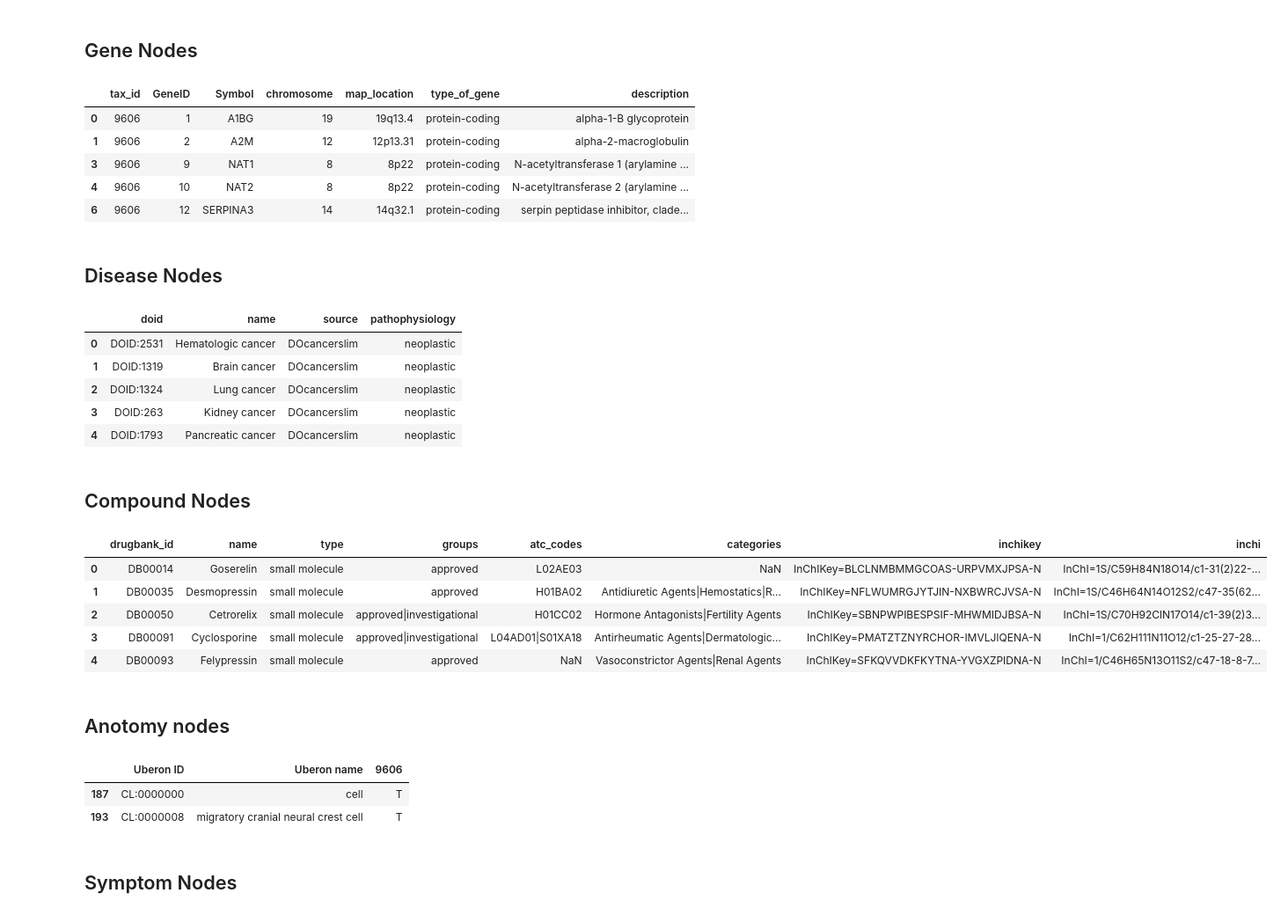
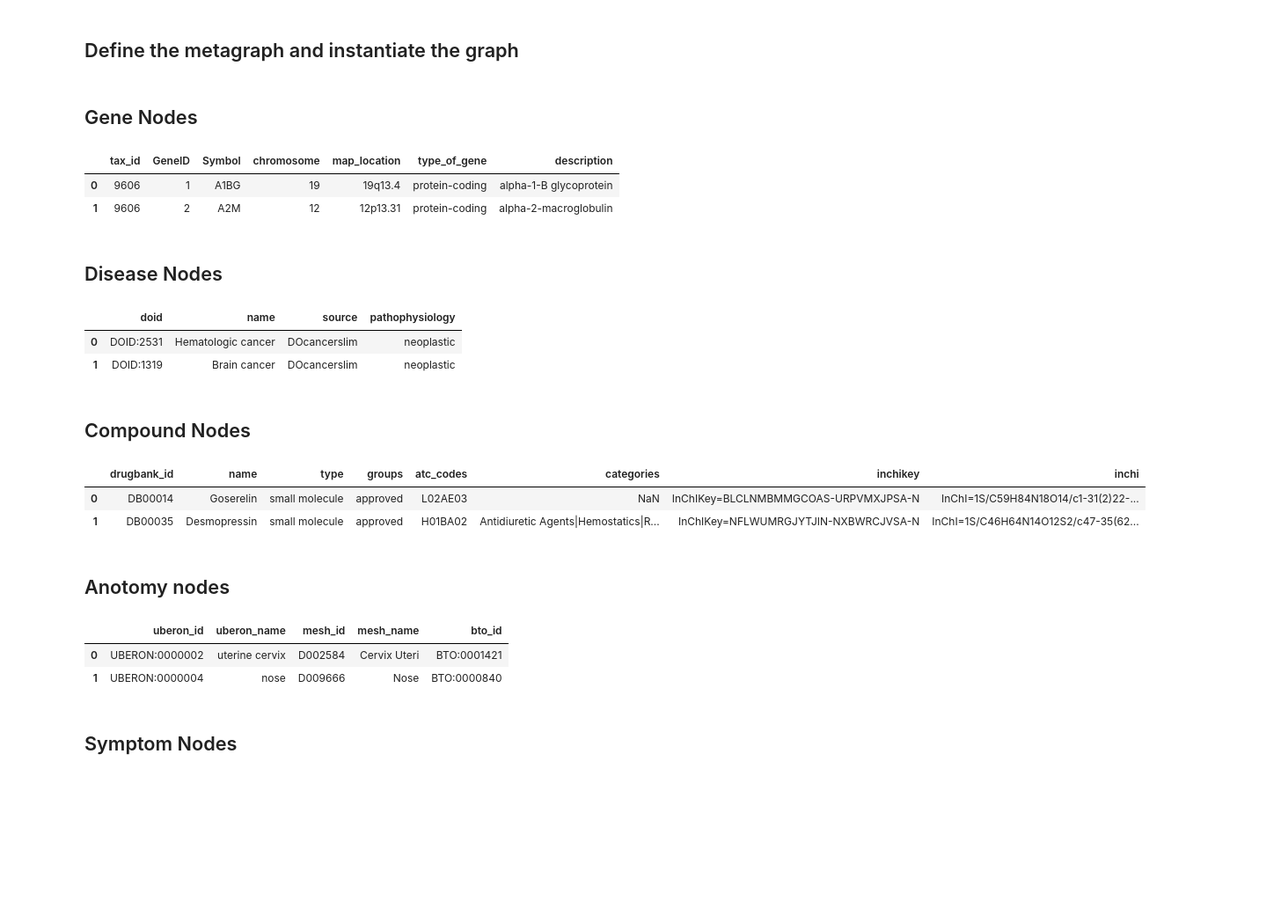
Before and after one commit to dhimmel/integrate, a Jupyter notebook: integrate.ipynb, the cells around one changed output. Shown at 88% size. Saved outputs shown, nothing was run; the diff lists cells and outputs as text; code cells hidden in the pictures; blank space fills up the shorter version.

```diff
--- a/integrate.ipynb
+++ b/integrate.ipynb
@@ -17,6 +17,8 @@ def open_gz_url(url):
     response = requests.get(url)
     bytes_io = io.BytesIO(response.content)
     return gzip.open(bytes_io, 'rt')
+# %% [markdown]
+## Define the metagraph and instantiate the graph
 # %%
 metaedge_tuples = [
     ('compound', 'disease', 'indication', 'both'),
@@ -45,14 +54,12 @@ commit = '6e133f9ef8ce51a4c5387e58a6cc97564a66cec8'
 url = rawgit('dhimmel', 'entrez-gene', commit, 'data/genes-human.tsv')
 gene_df = pandas.read_table(url)
 gene_df = gene_df[gene_df.type_of_gene == 'protein-coding']
-gene_df.head()
+coding_genes = set(gene_df.GeneID)
+gene_df.head(2)
 # %% [output]
 |  | tax_id | GeneID | Symbol | chromosome | map_location | type_of_gene | description |
 | 0 | 9606 | 1 | A1BG | 19 | 19q13.4 | protein-coding | alpha-1-B glycoprotein |
 | 1 | 9606 | 2 | A2M | 12 | 12p13.31 | protein-coding | alpha-2-macroglobulin |
-| 3 | 9606 | 9 | NAT1 | 8 | 8p22 | protein-coding | N-acetyltransferase 1 (arylamine ... |
-| 4 | 9606 | 10 | NAT2 | 8 | 8p22 | protein-coding | N-acetyltransferase 2 (arylamine ... |
-| 6 | 9606 | 12 | SERPINA3 | 14 | 14q32.1 | protein-coding | serpin peptidase inhibitor, clade... |
 # %%
 for i, row in gene_df.iterrows():
     if row.type_of_gene != 'protein-coding':
@@ -64,14 +71,11 @@ for i, row in gene_df.iterrows():
 commit = '72614ade9f1cc5a5317b8f6836e1e464b31d5587'
 url = rawgit('dhimmel', 'disease-ontology', commit, 'data/slim-terms.tsv')
 disease_df = pandas.read_table(url)
-disease_df.head()
+disease_df.head(2)
 # %% [output]
 |  | doid | name | source | pathophysiology |
 | 0 | DOID:2531 | Hematologic cancer | DOcancerslim | neoplastic |
 | 1 | DOID:1319 | Brain cancer | DOcancerslim | neoplastic |
-| 2 | DOID:1324 | Lung cancer | DOcancerslim | neoplastic |
-| 3 | DOID:263 | Kidney cancer | DOcancerslim | neoplastic |
-| 4 | DOID:1793 | Pancreatic cancer | DOcancerslim | neoplastic |
 # %%
 for i, row in disease_df.iterrows():
     graph.add_node(kind = 'disease', identifier = row.doid, name = row['name'])
@@ -80,15 +84,12 @@ for i, row in disease_df.iterrows():
 # %%
 commit = '3e87872db5fca5ac427ce27464ab945c0ceb4ec6'
 url = rawgit('dhimmel', 'drugbank', commit, 'data/drugbank-slim.tsv')
 compound_df = pandas.read_table(url)
-compound_df.head()
+compound_df.head(2)
 # %% [output]
 |  | drugbank_id | name | type | groups | atc_codes | categories | inchikey | inchi |
 | 0 | DB00014 | Goserelin | small molecule | approved | L02AE03 | NaN | InChIKey=BLCLNMBMMGCOAS-URPVMXJPSA-N | InChI=1S/C59H84N18O14/c1-31(2)22-... |
 | 1 | DB00035 | Desmopressin | small molecule | approved | H01BA02 | Antidiuretic Agents|Hemostatics|R... | InChIKey=NFLWUMRGJYTJIN-NXBWRCJVSA-N | InChI=1S/C46H64N14O12S2/c47-35(62... |
-| 2 | DB00050 | Cetrorelix | small molecule | approved|investigational | H01CC02 | Hormone Antagonists|Fertility Agents | InChIKey=SBNPWPIBESPSIF-MHWMIDJBSA-N | InChI=1S/C70H92ClN17O14/c1-39(2)3... |
-| 3 | DB00091 | Cyclosporine | small molecule | approved|investigational | L04AD01|S01XA18 | Antirheumatic Agents|Dermatologic... | InChIKey=PMATZTZNYRCHOR-IMVLJIQENA-N | InChI=1/C62H111N11O12/c1-25-27-28... |
-| 4 | DB00093 | Felypressin | small molecule | approved | NaN | Vasoconstrictor Agents|Renal Agents | InChIKey=SFKQVVDKFKYTNA-YVGXZPIDNA-N | InChI=1/C46H65N13O11S2/c47-18-8-7... |
 # %%
 for i, row in compound_df.iterrows():
     data = {'inchikey': row.inchikey, 'inchi': row.inchi}
@@ -96,15 +97,13 @@ for i, row in compound_df.iterrows():
 # %% [markdown]
 ## Anotomy nodes
 # %%
-commit = '08cbf5beef80a68cf880a459a49097e39afade08'
-url = rawgit('dhimmel', 'uberon', commit, 'download/ext_human_constraints.tsv')
+commit = '134f23479186abba03ba340fc6dc90e16c781920'
+url = rawgit('dhimmel', 'uberon', commit, 'data/hetio-slim.tsv')
 uberon_df = pandas.read_table(url)
-uberon_df = uberon_df[uberon_df['9606'] == 'T']
-uberon_df = uberon_df[uberon_df['Uberon ID'].map(lambda x: x.startswith('UBERON:') or x.startswith('CL:'))]
 uberon_df.head(2)
 # %% [output]
-|  | Uberon ID | Uberon name | 9606 |
-| 187 | CL:0000000 | cell | T |
-| 193 | CL:0000008 | migratory cranial neural crest cell | T |
+|  | uberon_id | uberon_name | mesh_id | mesh_name | bto_id |
+| 0 | UBERON:0000002 | uterine cervix | D002584 | Cervix Uteri | BTO:0001421 |
+| 1 | UBERON:0000004 | nose | D009666 | Nose | BTO:0000840 |
 # %%
 for i, row in uberon_df.iterrows():
```
Also changed, not shown: parts of 23 cells of this notebook.
